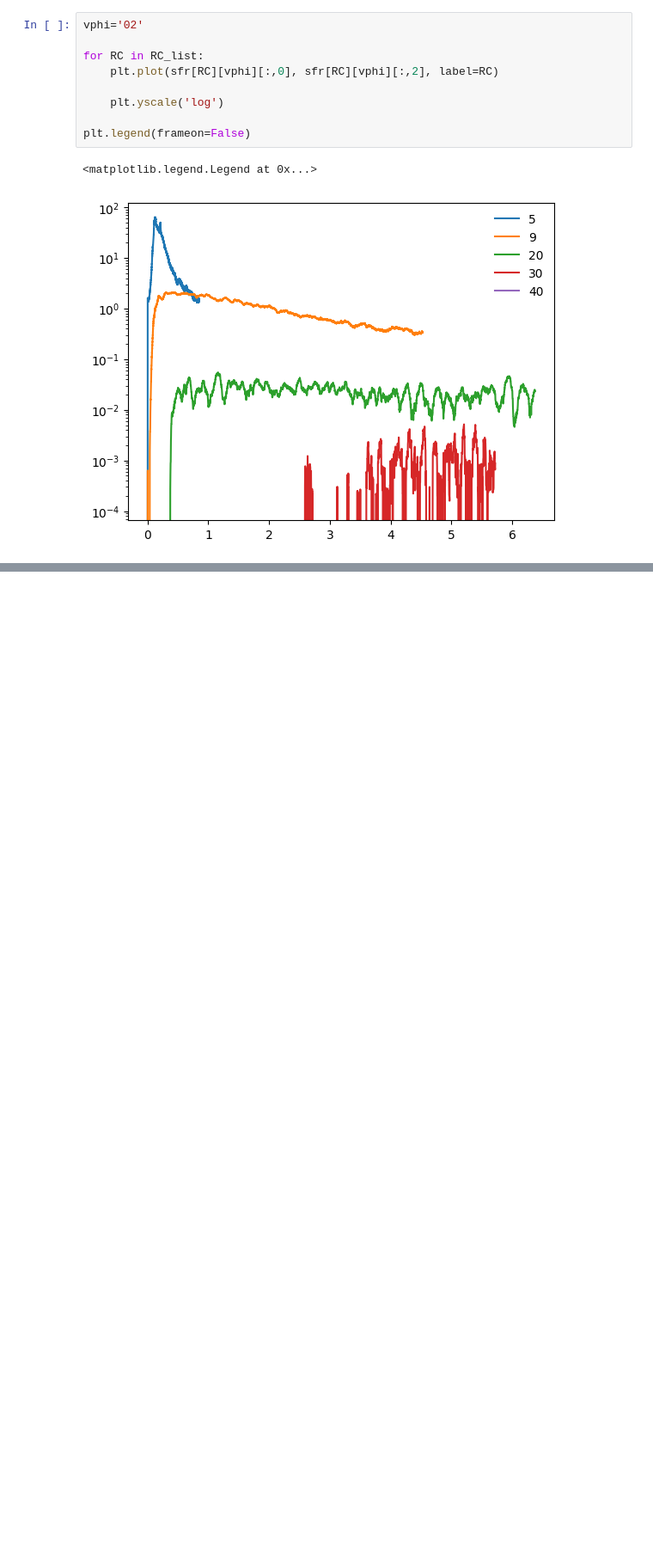
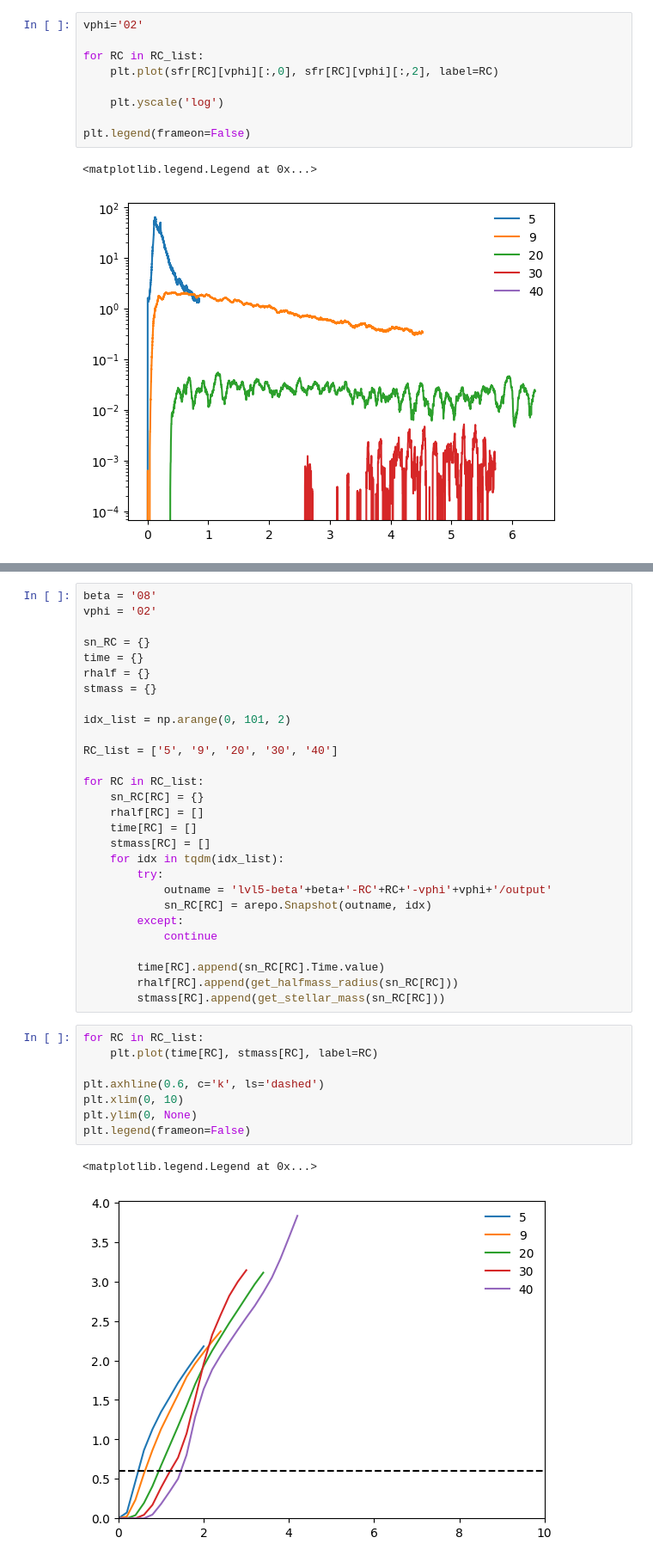
Before and after one commit to gusbeane/GSEgas, a Jupyter notebook: runs/MW6iso-grid/grid_scratch.ipynb, the cells around one changed output, grey strips where cells are left out. Shown: that part at 86% size. Drawn from its saved outputs; the diff is of its cells as text; blank space fills up the shorter version.

```diff
--- a/runs/MW6iso-grid/grid_scratch.ipynb
+++ b/runs/MW6iso-grid/grid_scratch.ipynb
@@ -113,0 +153,39 @@ Text(0, 0.5, 'r_half [kpc]')
+# %%
+beta = '08'
+vphi = '02'
+
+sn_RC = {}
+time = {}
+rhalf = {}
+stmass = {}
+
+idx_list = np.arange(0, 101, 2)
+
+RC_list = ['5', '9', '20', '30', '40']
+
+for RC in RC_list:
+    sn_RC[RC] = {}
+    rhalf[RC] = []
+    time[RC] = []
+    stmass[RC] = []
+    for idx in tqdm(idx_list):
+        try:
+            outname = 'lvl5-beta'+beta+'-RC'+RC+'-vphi'+vphi+'/output'
+            sn_RC[RC] = arepo.Snapshot(outname, idx)
+        except:
+            continue
+
+        time[RC].append(sn_RC[RC].Time.value)
+        rhalf[RC].append(get_halfmass_radius(sn_RC[RC]))
+        stmass[RC].append(get_stellar_mass(sn_RC[RC]))
+# %%
+for RC in RC_list:
+    plt.plot(time[RC], stmass[RC], label=RC)
+
+plt.axhline(0.6, c='k', ls='dashed')
+plt.xlim(0, 10)
+plt.ylim(0, None)
+plt.legend(frameon=False)
+# %% [output]
+<matplotlib.legend.Legend at 0x...>
+[figure, added]
```
Also changed, not shown: parts of 7 cells of this notebook, 32 other files.
